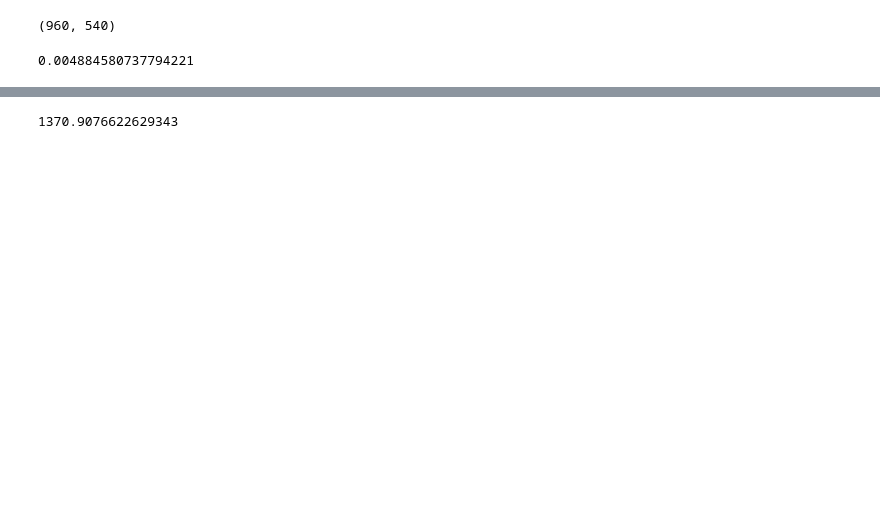
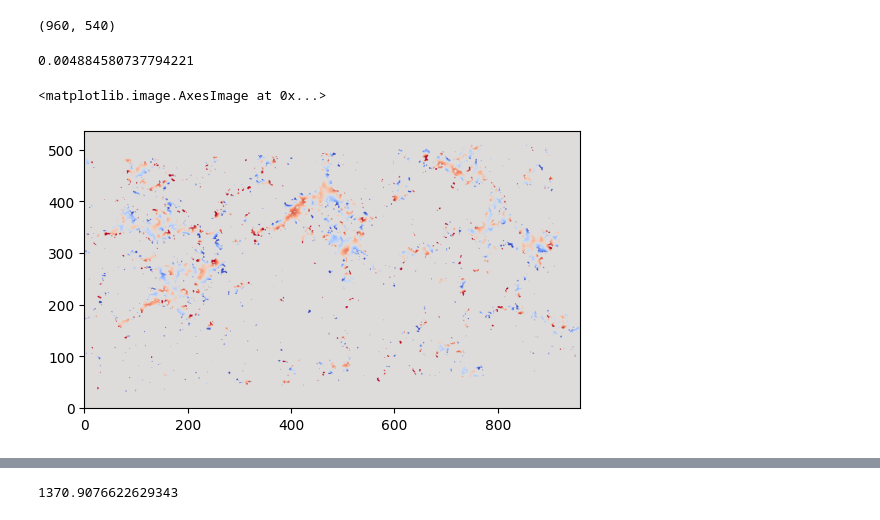
Before and after one commit to yjzhu-solar/DKIST_SolO_Fibril, a Jupyter notebook: ipynb/extrapolation/make_sotsp_vector_boundary_full.ipynb, the cells around one changed output, grey strips where cells are left out. Drawn from its saved outputs; the diff is of its cells as text; code cells hidden in the pictures; blank space fills up the shorter version.

```diff
--- a/ipynb/extrapolation/make_sotsp_vector_boundary_full.ipynb
+++ b/ipynb/extrapolation/make_sotsp_vector_boundary_full.ipynb
@@ -175,3 +175,15 @@ alpha.astype(np.float64).T.tofile("/cluster/home/zhuyin/work/cfit_work_dir/20221
 np.nansum(alpha)/np.nansum(alpha!=0)/(sotsp_br_map_hgs_0.scale.axis1.to_value(u.rad/u.pix)*695.7*hgs_header_0["naxis1"])
 # %% [output]
 0.004884580737794221
+# %%
+alpha_mhsxtrapy = alpha/(sotsp_br_map_hgs_0.scale.axis1.to_value(u.rad/u.pix)*695.7*hgs_header_0["naxis1"])
+# %%
+fig, ax = plt.subplots()
+ax.imshow(alpha_mhsxtrapy.T, origin="lower",
+    norm=ImageNormalize(
+    vmin=-0.1,
+    vmax=0.1),
+    cmap="coolwarm")
+# %% [output]
+<matplotlib.image.AxesImage at 0x...>
+[figure, added]
```
Also changed, not shown: parts of 12 cells of this notebook, 6 other files.
